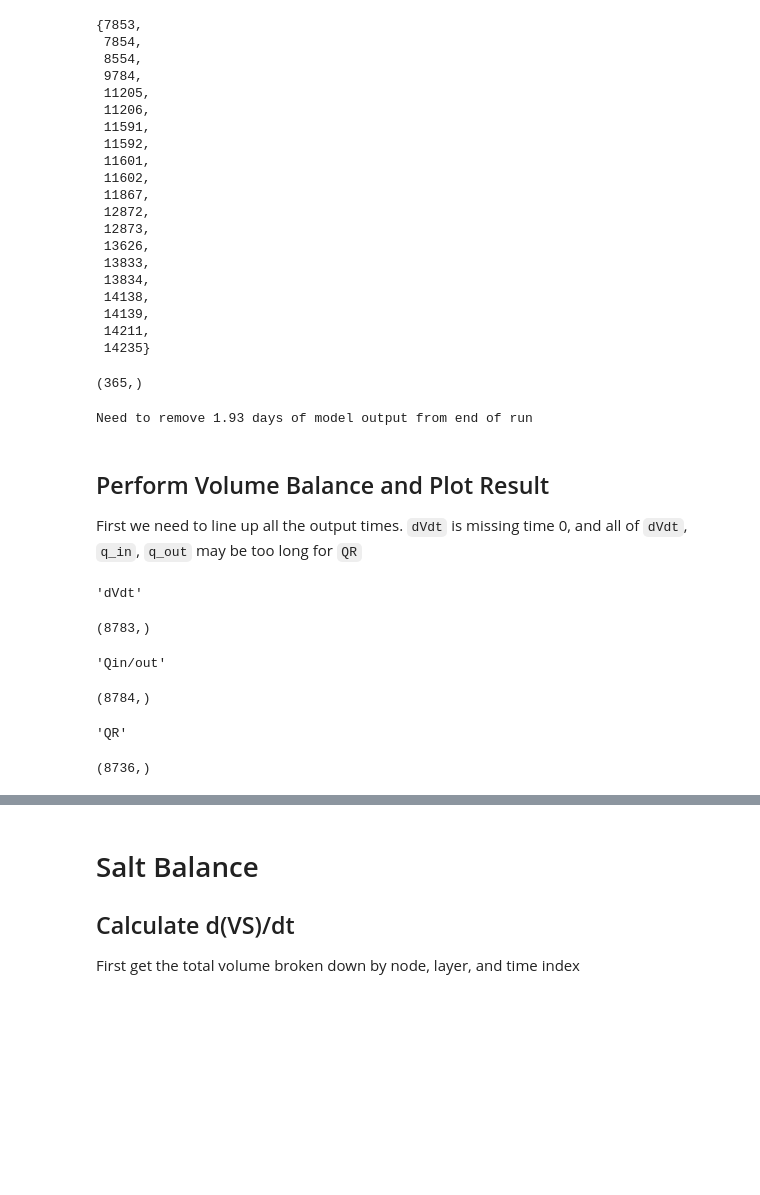
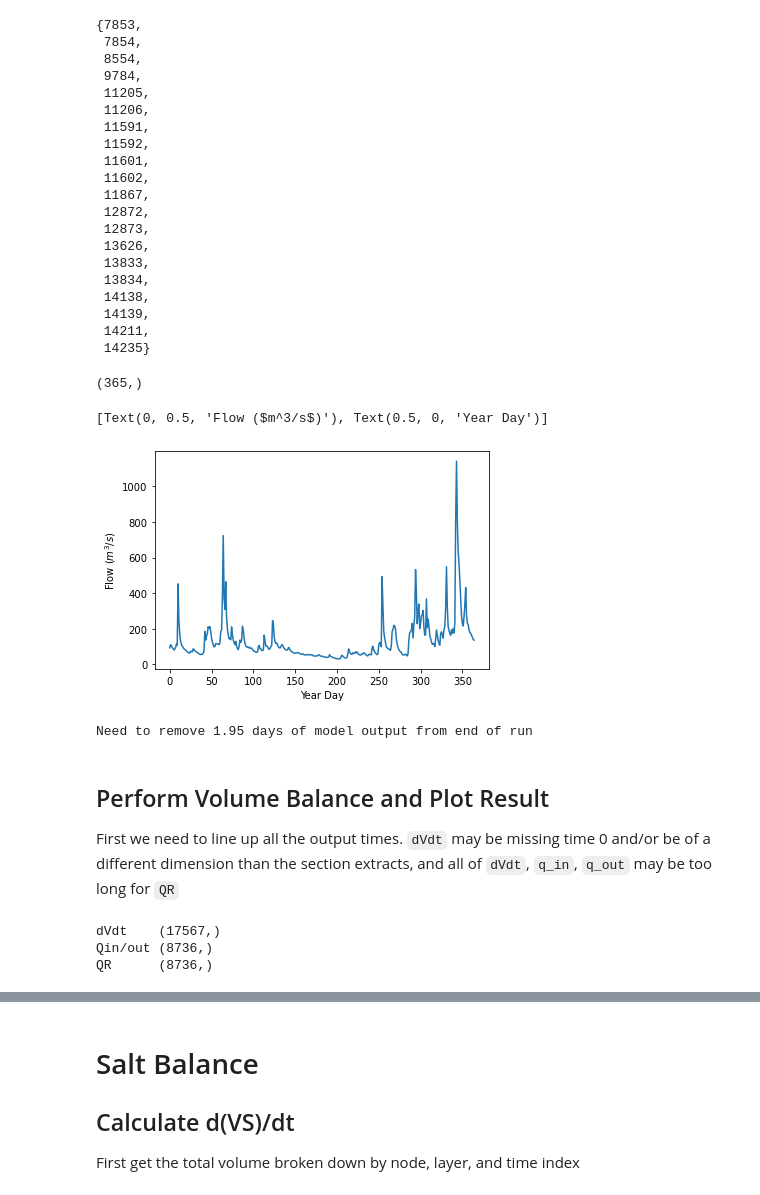
Before and after one commit to bedaro/ssm-analysis, a Jupyter notebook: transport/TEFBudget.ipynb, the cells around one changed output, grey strips where cells are left out. Cells and saved outputs as stored; diff of their text form; code cells hidden in the pictures; blank space fills up the shorter version.

```diff
--- a/transport/TEFBudget.ipynb
+++ b/transport/TEFBudget.ipynb
@@ -1,15 +7,14 @@
 # %%
-hydro_output_cdf = '/net/babaracus/home/benr/wqmodels/ssm/unionriver/hyd/1x_1pass/OUTPUT/netcdf/ssm_*.nc'
+#hydro_output_cdf = '/net/babaracus/home/benr/wqmodels/ssm/unionriver/hyd/1x_1pass/OUTPUT/netcdf/ssm_*.nc'
+hydro_output_cdf = '/net/babaracus/home/benr/wqmodels/ssm/hifreq-hydro-test/OUTPUT/netcdf/ssm_*.nc'
 rivers_cdf = '../input_files/data/fvcom_riv_2014.nc'
-extracts_path = '/home/benr/wqmodels/lo/LiveOcean_output/tef/union1x'
-#section_names = ['LynchCove','Twanoh']
+extracts_path = '/home/benr/wqmodels/lo/LiveOcean_output/tef/union1x_uniform'
 #section_names = ['AdmInlet2','AdmInlet3','HoodCanalEntrance']
-#section_names = ['HoodCanalEntrance','Edgewater']
 section_names = ['HoodCanalEntrance']
 
 node_shapefile = '../gis/ssm filled domain nodes.shp'
 
-tide_avg = True
+tide_avg = False
 
 import os.path as path
 from multiprocessing import Pool
@@ -292,40 +299,60 @@ rivers_in_cv
 # %%
 if len(rivers_in_cv) == 0:
     river_qs = np.zeros_like(rivers['time'][:])
 else:
     rivers_idxs = np.where(np.isin(np.ma.getdata(rivers['node'][:]),
                                    list(rivers_in_cv)))[0]
     river_qs = rivers['discharge'][:,rivers_idxs].sum(axis=1)
 display(river_qs.shape)
+fig, ax = plt.subplots()
+ax.plot(rivers['time'][:] / 24, river_qs)
+ax.set(ylabel='Flow ($m^3/s$)', xlabel='Year Day')
 # %% [output]
 (365,)
+[Text(0, 0.5, 'Flow ($m^3/s$)'), Text(0.5, 0, 'Year Day')]
+[figure, added]
 # %%
+onesect = next(iter(section_names))
+
 # model output times are in seconds
+# Get times from a section extraction since they are at a guaranteed 1-hr frequency
+section_dates = pd.Timestamp('1970-01-01') + pd.to_timedelta(section_extractions[onesect]['ocean_time'][:], 's')
+# Convert dates back to seconds since the start of the model run
+section_output_times = ((section_dates - pd.Timestamp(section_extractions[onesect].date_string0)) /
+                      np.timedelta64(1, 's')).astype(int).to_numpy()
+# The output times from the model run may be at a higher frequency, but there should be overlap
 model_output_times = hydro_output['time'][:]
 # river times are in hours; convert them
 river_times = rivers['time'][:] * 3600
 # The model can potentially run past the boundary conditions, and if that
 # happened we need to truncate the output
-cut_indices = (model_output_times > river_times.max()).nonzero()[0]
-time_removed = (model_output_times[cut_indices.max()] -
-                model_output_times[cut_indices.min()]) / 87600
-print(f'Need to remove {time_removed:.2f} days of model output from end of run')
-model_output_times = model_output_times[:cut_indices.min()]
-rivers_interp = interp1d(river_times, river_qs)(model_output_times)
+cut_indices_model = (model_output_times > river_times.max()).nonzero()[0]
+if len(cut_indices_model) > 0:
+    time_removed_model = (model_output_times[cut_indices_model.max()] -
+                          model_output_times[cut_indices_model.min()]) / 87600
+    print(f'Need to remove {time_removed_model:.2f} days of model output from end of run')
+    right_cut_model = cut_indices_model.min()
+    model_output_times = model_output_times[:right_cut_model]
+else:
+    right_cut_model = None
+cut_indices_section = (section_output_times > river_times.max()).nonzero()[0]
+if len(cut_indices_section) > 0:
+    right_cut_section = cut_indices_section.min()
+    section_output_times = section_output_times[:right_cut_section]
+else:
+    right_cut_section = None
+rivers_interp = interp1d(river_times, river_qs)(section_output_times)
 # %% [output]
-Need to remove 1.93 days of model output from end of run
+Need to remove 1.95 days of model output from end of run
 # %% [markdown]
 ## Perform Volume Balance and Plot Result
 
-First we need to line up all the output times. `dVdt` is missing time 0, and all of `dVdt`, `q_in`, `q_out` may be too long for `QR`
+First we need to line up all the output times. `dVdt` may be missing time 0 and/or be of a different dimension than the section extracts, and all of `dVdt`, `q_in`, `q_out` may be too long for `QR`
 # %%
-display('dVdt', dVdt.shape)
-display('Qin/out', q_in[next(iter(section_names))].shape)
-display('QR', rivers_interp.shape)
+print('dVdt   ', dVdt.shape)
+print('Qin/out', q_in[onesect].shape)
+print('QR     ', rivers_interp.shape)
 # %% [output]
-'dVdt'
+dVdt    (17567,)
+Qin/out (8736,)
+QR      (8736,)
-(8783,)
-'Qin/out'
-(8784,)
-'QR'
-(8736,)
```
Also changed, not shown: parts of 18 cells of this notebook, 2 other files.
